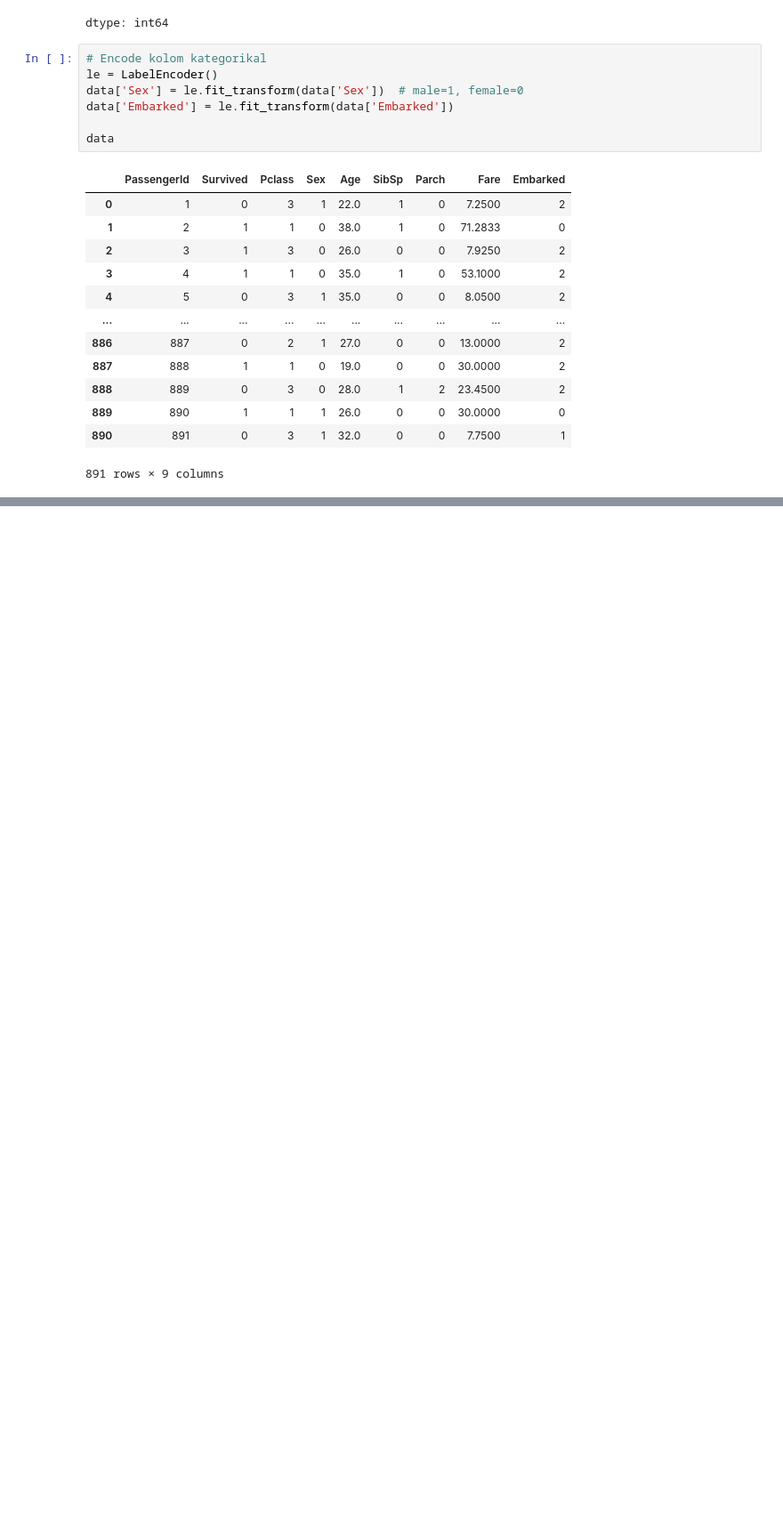
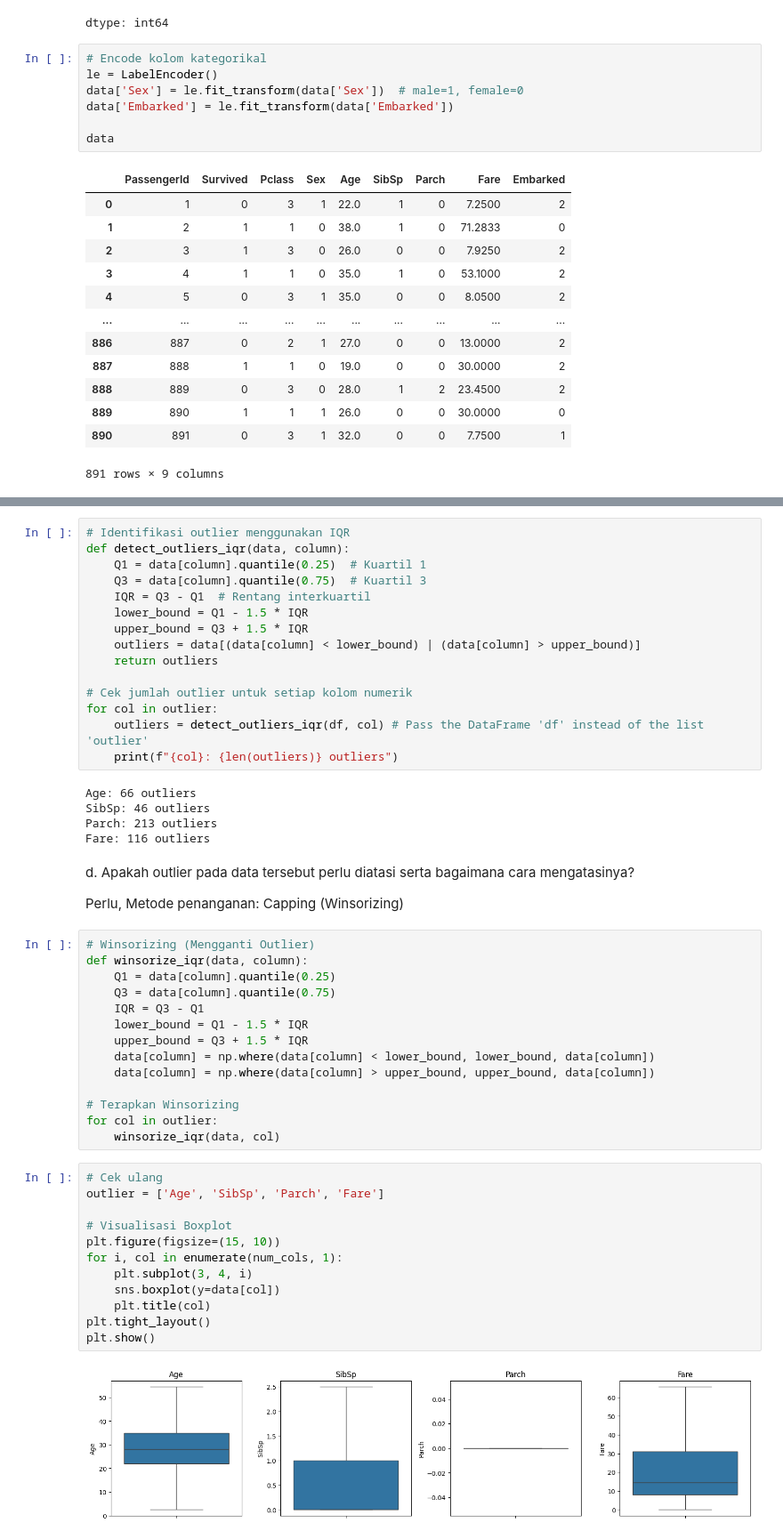
Before and after one commit to reidzf8/Kuliah, a Jupyter notebook: DataMining/UTS-DATAMAINING/UTS_Datmin.ipynb, the cells around one changed output, grey strips where cells are left out. Shown at 89% size. Drawn from its saved outputs; the diff is of its cells as text; blank space fills up the shorter version.

```diff
--- a/DataMining/UTS-DATAMAINING/UTS_Datmin.ipynb
+++ b/DataMining/UTS-DATAMAINING/UTS_Datmin.ipynb
@@ -246,0 +268,52 @@ data
+# %%
+# Identifikasi outlier menggunakan IQR
+def detect_outliers_iqr(data, column):
+    Q1 = data[column].quantile(0.25)  # Kuartil 1
+    Q3 = data[column].quantile(0.75)  # Kuartil 3
+    IQR = Q3 - Q1  # Rentang interkuartil
+    lower_bound = Q1 - 1.5 * IQR
+    upper_bound = Q3 + 1.5 * IQR
+    outliers = data[(data[column] < lower_bound) | (data[column] > upper_bound)]
+    return outliers
+
+# Cek jumlah outlier untuk setiap kolom numerik
+for col in outlier:
+    outliers = detect_outliers_iqr(df, col) # Pass the DataFrame 'df' instead of the list 'outlier'
+    print(f"{col}: {len(outliers)} outliers")
+# %% [output]
+Age: 66 outliers
+SibSp: 46 outliers
+Parch: 213 outliers
+Fare: 116 outliers
+# %% [markdown]
+d.  Apakah outlier pada data tersebut perlu diatasi serta bagaimana cara mengatasinya?
+
+Perlu, Metode penanganan: Capping (Winsorizing)
+# %%
+# Winsorizing (Mengganti Outlier)
+def winsorize_iqr(data, column):
+    Q1 = data[column].quantile(0.25)
+    Q3 = data[column].quantile(0.75)
+    IQR = Q3 - Q1
+    lower_bound = Q1 - 1.5 * IQR
+    upper_bound = Q3 + 1.5 * IQR
+    data[column] = np.where(data[column] < lower_bound, lower_bound, data[column])
+    data[column] = np.where(data[column] > upper_bound, upper_bound, data[column])
+
+# Terapkan Winsorizing
+for col in outlier:
+    winsorize_iqr(data, col)
+# %%
+# Cek ulang
+outlier = ['Age', 'SibSp', 'Parch', 'Fare']
+
+# Visualisasi Boxplot
+plt.figure(figsize=(15, 10))
+for i, col in enumerate(num_cols, 1):
+    plt.subplot(3, 4, i)
+    sns.boxplot(y=data[col])
+    plt.title(col)
+plt.tight_layout()
+plt.show()
+# %% [output]
+[figure, added]
```
Also changed, not shown: parts of 26 cells of this notebook.
